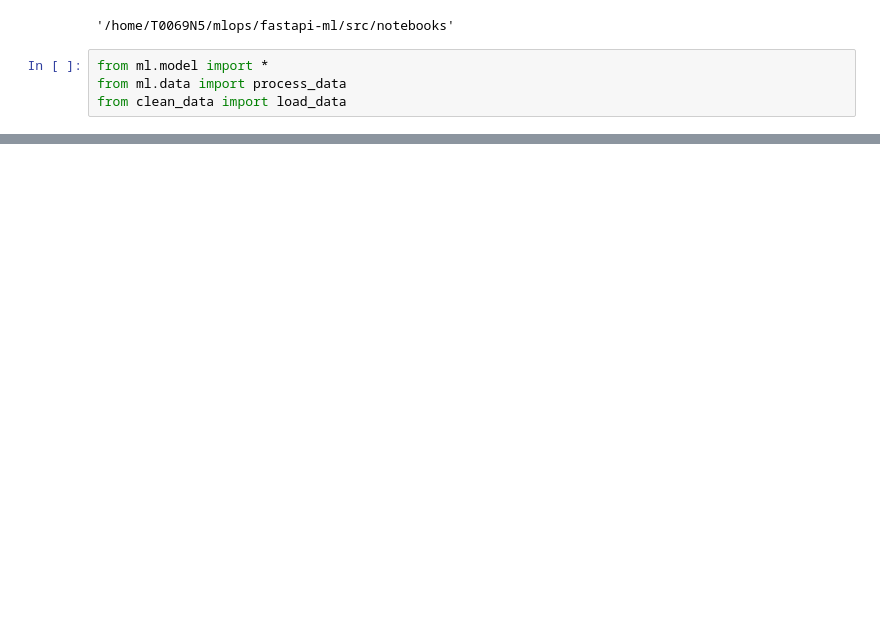
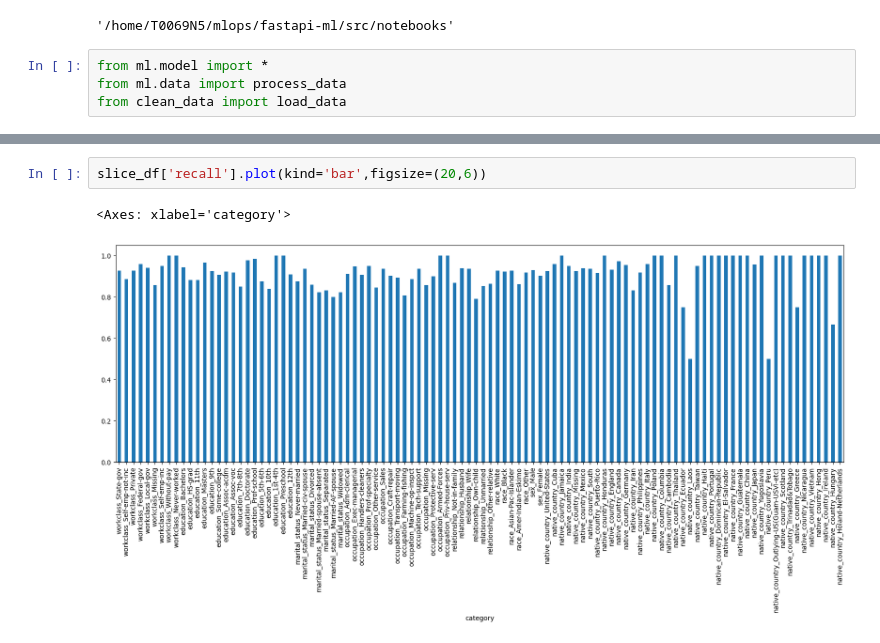
Before and after one commit to mehul4mak/fastapi-ml, a Jupyter notebook: src/notebooks/slice.ipynb, the cells around one changed output, grey strips where cells are left out. Drawn from its saved outputs; the diff is of its cells as text; blank space fills up the shorter version.

```diff
--- a/src/notebooks/slice.ipynb
+++ b/src/notebooks/slice.ipynb
@@ -137,0 +194,5 @@ save_model(lb, file_name="./model/labelbinarizer.pkl")
+# %%
+slice_df['recall'].plot(kind='bar',figsize=(20,6))
+# %% [output]
+<Axes: xlabel='category'>
+[figure, added]
```
Also changed, not shown: parts of 31 cells of this notebook, 10 other files.
